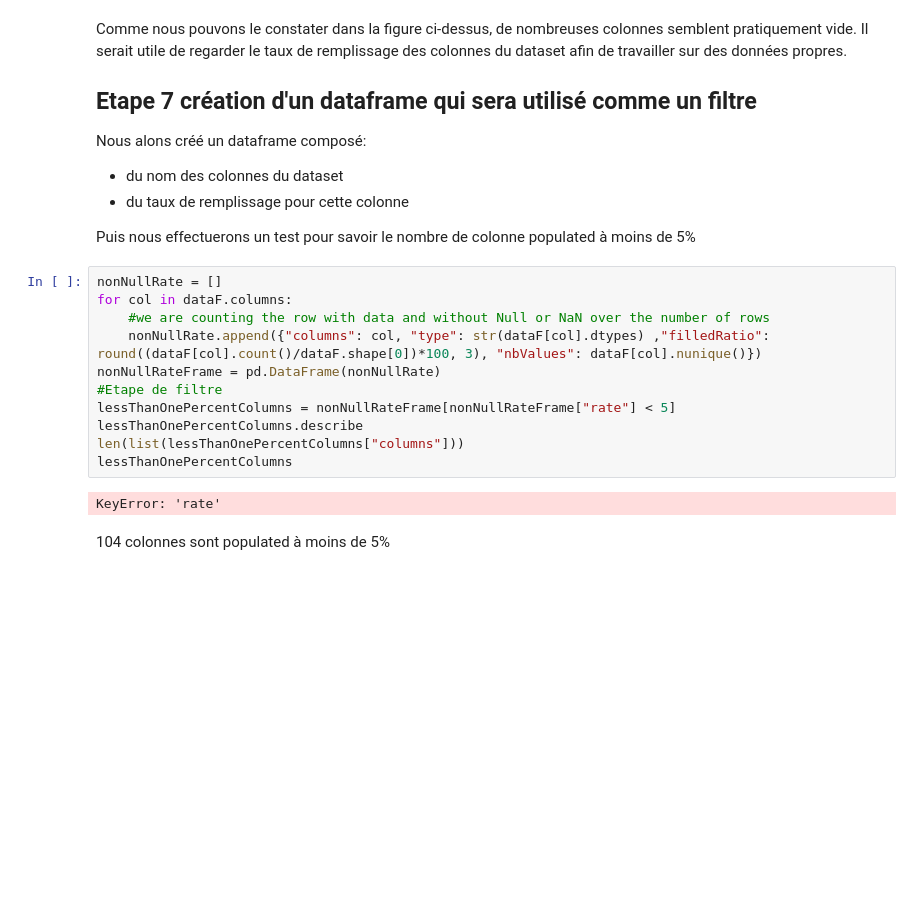
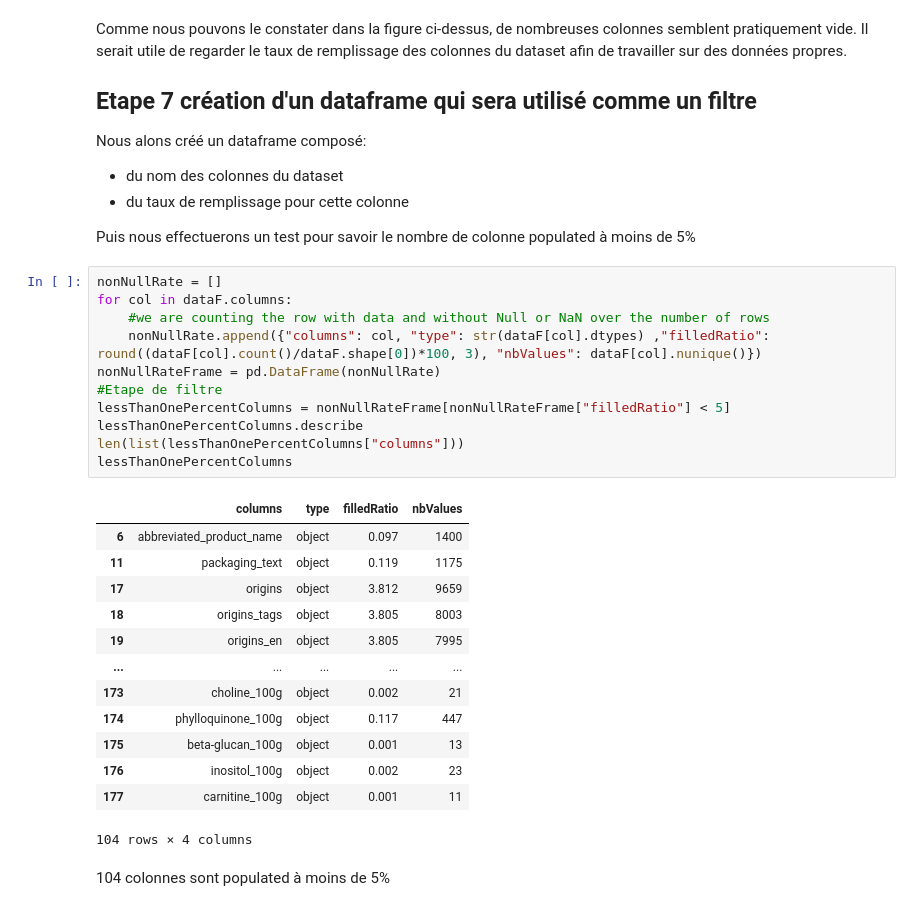
Before and after one commit to benMiniconi/OpenFoodFact, a Jupyter notebook: Projet Final/PSanté_01_notebook_nettoyage.ipynb, the cells around one changed output. Cells and saved outputs as stored; diff of their text form; blank space fills up the shorter version.

```diff
--- a/Projet Final/PSanté_01_notebook_nettoyage.ipynb
+++ b/Projet Final/PSanté_01_notebook_nettoyage.ipynb
@@ -84,16 +84,28 @@ Puis nous effectuerons un test pour savoir le nombre de colonne populated à moi
 # %%
 nonNullRate = []
 for col in dataF.columns:
     #we are counting the row with data and without Null or NaN over the number of rows
     nonNullRate.append({"columns": col, "type": str(dataF[col].dtypes) ,"filledRatio": round((dataF[col].count()/dataF.shape[0])*100, 3), "nbValues": dataF[col].nunique()})
 nonNullRateFrame = pd.DataFrame(nonNullRate)
 #Etape de filtre
-lessThanOnePercentColumns = nonNullRateFrame[nonNullRateFrame["rate"] < 5]
+lessThanOnePercentColumns = nonNullRateFrame[nonNullRateFrame["filledRatio"] < 5]
 lessThanOnePercentColumns.describe
 len(list(lessThanOnePercentColumns["columns"]))
 lessThanOnePercentColumns
 # %% [output]
+|  | columns | type | filledRatio | nbValues |
+| 6 | abbreviated_product_name | object | 0.097 | 1400 |
+| 11 | packaging_text | object | 0.119 | 1175 |
+| 17 | origins | object | 3.812 | 9659 |
+| 18 | origins_tags | object | 3.805 | 8003 |
+| 19 | origins_en | object | 3.805 | 7995 |
+| ... | ... | ... | ... | ... |
+| 173 | choline_100g | object | 0.002 | 21 |
+| 174 | phylloquinone_100g | object | 0.117 | 447 |
+| 175 | beta-glucan_100g | object | 0.001 | 13 |
+| 176 | inositol_100g | object | 0.002 | 23 |
+| 177 | carnitine_100g | object | 0.001 | 11 |
-KeyError: 'rate'
+104 rows × 4 columns
 # %% [markdown]
 104 colonnes sont populated à moins de 5%
 # %% [markdown]
```
Also changed, not shown: parts of 8 cells of this notebook, 2 other files.
